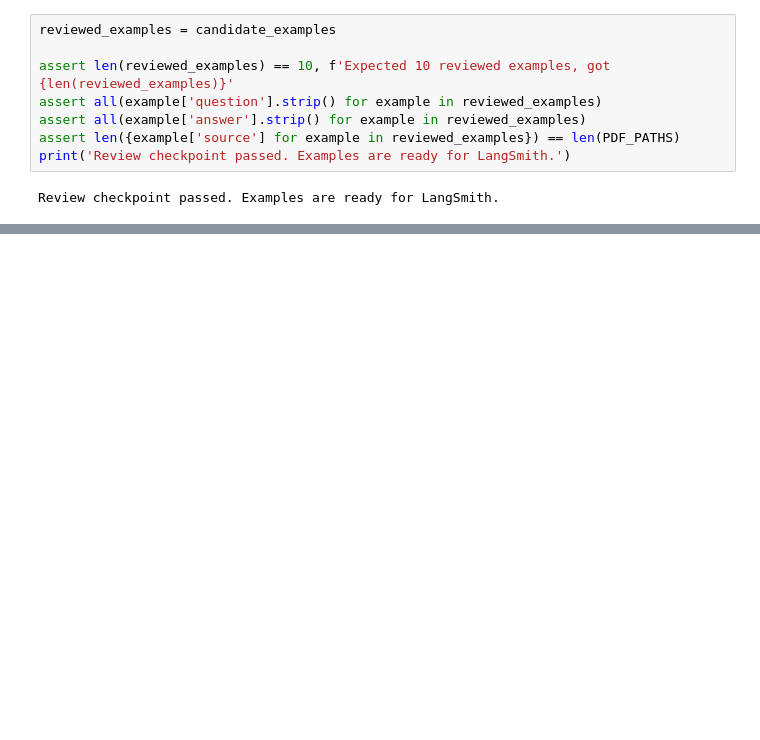
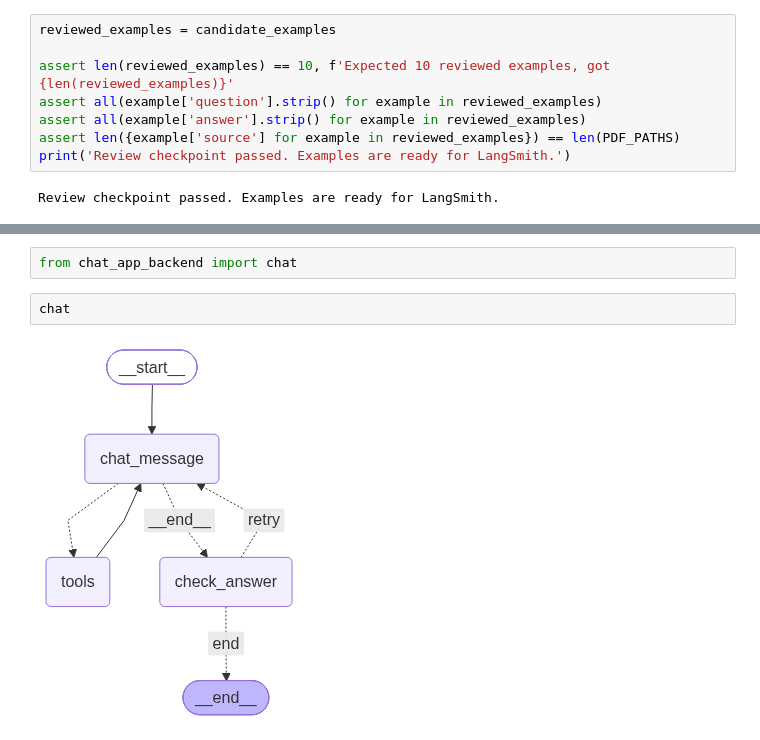
Before and after one commit to Tanvir-Sheikh-R/Personal-AI-Assistant__GPT-app-with-FastAPI, a Jupyter notebook: evaluation_fallback.ipynb, the cells around one changed output, grey strips where cells are left out. Cells and saved outputs as stored; diff of their text form; blank space fills up the shorter version.

```diff
--- a/evaluation_fallback.ipynb
+++ b/evaluation_fallback.ipynb
@@ -263,6 +286,12 @@ completeness = make_judge(
 print('Evaluators ready: correctness, answer_relevance, faithfulness, completeness')
 # %% [output]
 Evaluators ready: correctness, answer_relevance, faithfulness, completeness
+# %%
+from chat_app_backend import chat
+# %%
+chat
+# %% [output]
+[figure, added]
 # %%
 evaluation = client.evaluate(
     evaluate_target,
```
Also changed, not shown: parts of 6 cells of this notebook, 7 other files.
